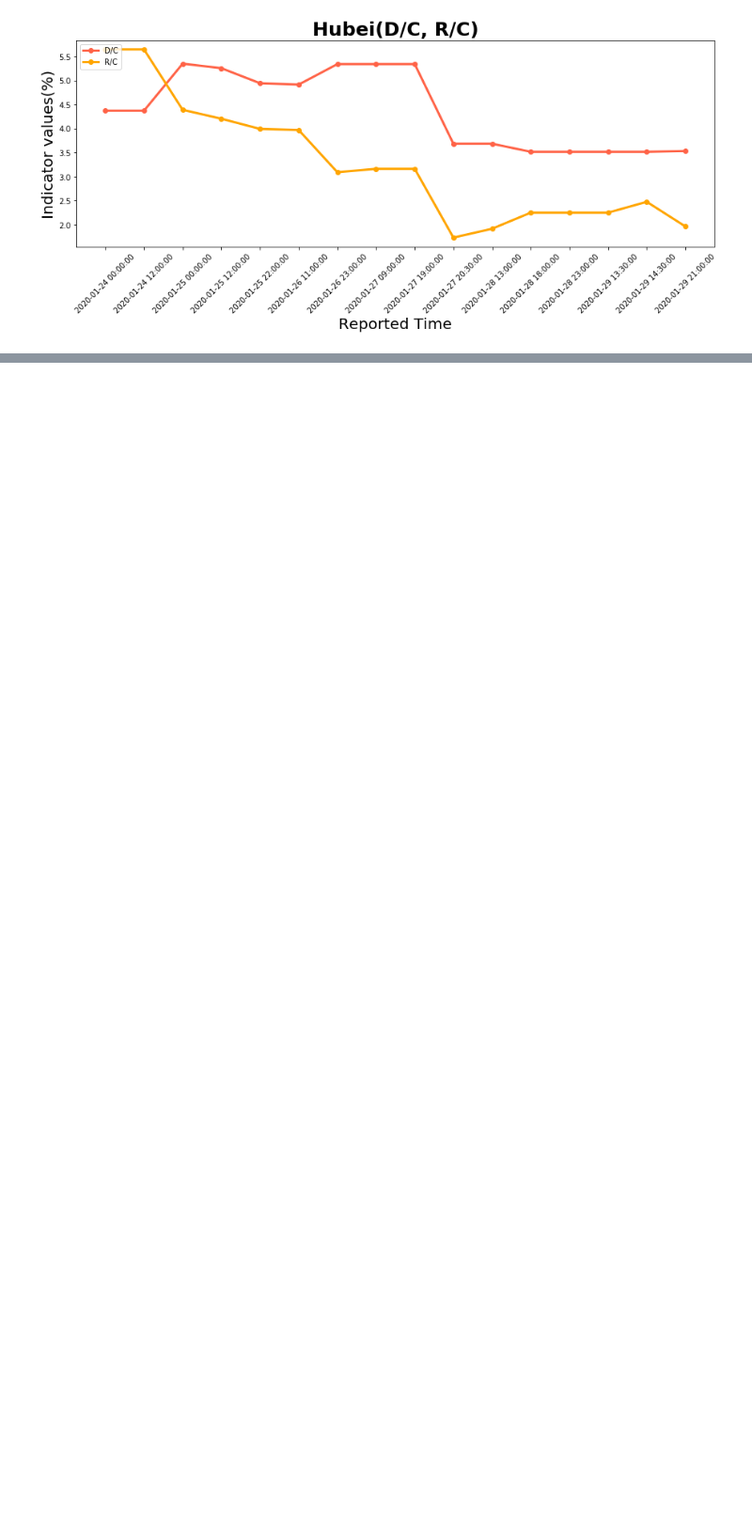
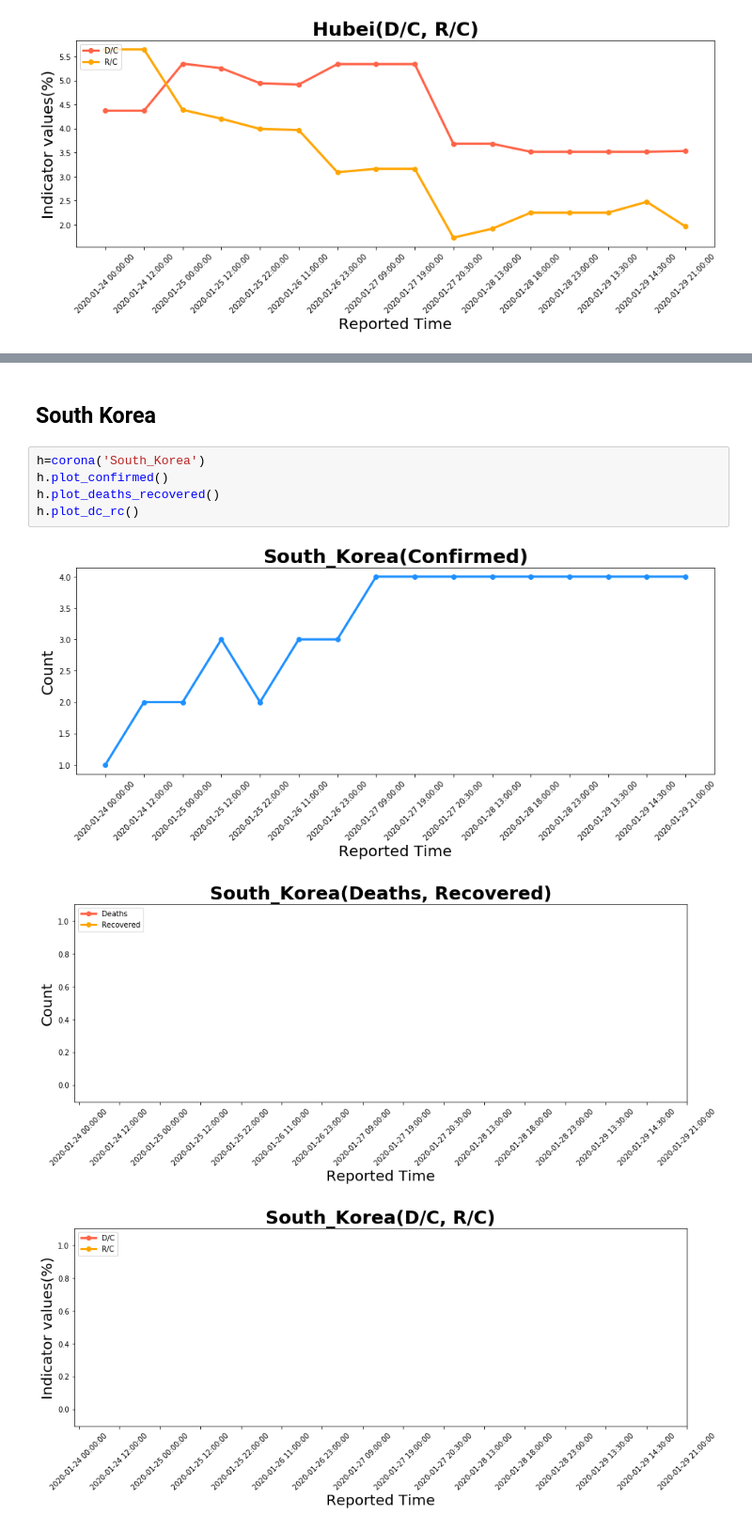
Before and after one commit to WooilJeong/novel_coronavirus, a Jupyter notebook: novel_corona_virus.ipynb, the cells around one changed output, grey strips where cells are left out. Shown: that part at 94% size. Drawn from its saved outputs; the diff is of its cells as text; blank space fills up the shorter version.

```diff
--- a/novel_corona_virus.ipynb
+++ b/novel_corona_virus.ipynb
@@ -485,0 +428,11 @@ h.plot_dc_rc()
+# %% [markdown]
+## South Korea
+# %%
+h=corona('South_Korea')
+h.plot_confirmed()
+h.plot_deaths_recovered()
+h.plot_dc_rc()
+# %% [output]
+[figure, added]
+[figure, added]
+[figure, added]
```
Also changed, not shown: parts of 17 cells of this notebook.
